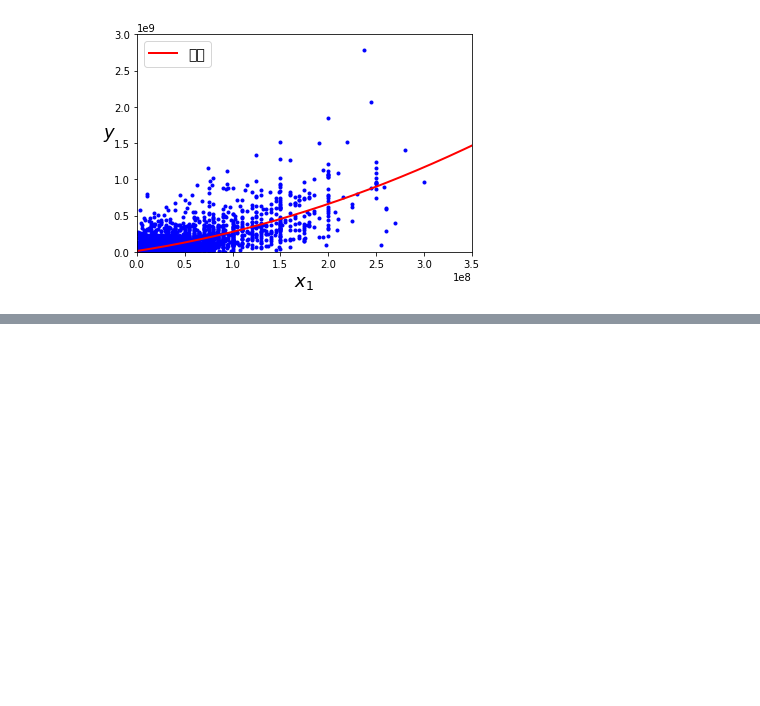
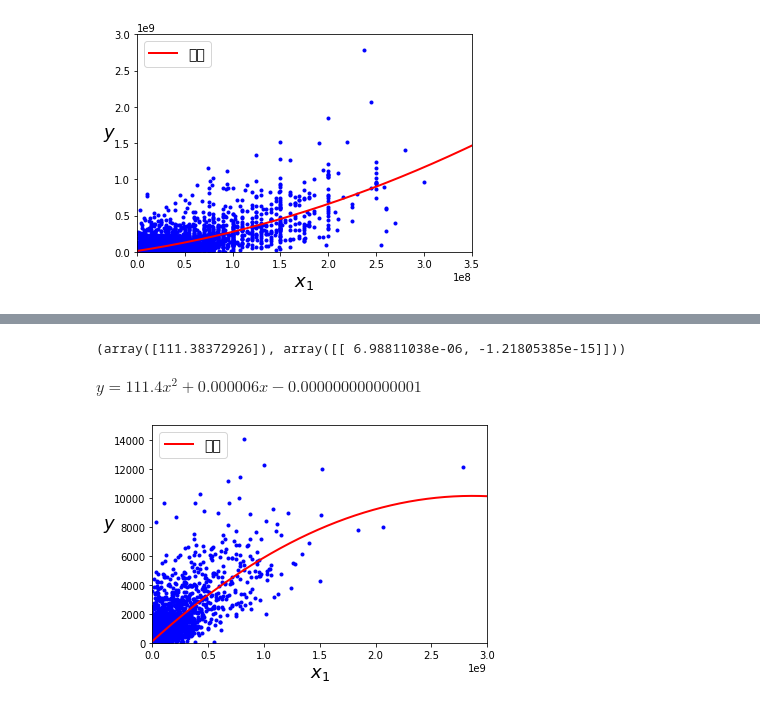
Before and after one commit to junghyungit/ESAA-homework-public-, a Jupyter notebook: YB2_project_junghyun.ipynb, the cells around one changed output, grey strips where cells are left out. Saved outputs shown, nothing was run; the diff lists cells and outputs as text; code cells hidden in the pictures; blank space fills up the shorter version.

```diff
--- a/YB2_project_junghyun.ipynb
+++ b/YB2_project_junghyun.ipynb
@@ -535,0 +598,4 @@ plt.show()
+# %%
+# revenue & vote_count
+X = pd.DataFrame(mydata['revenue'])
+y = pd.DataFrame(mydata['vote_count'])
@@ -535,0 +609,16 @@ plt.show()
+# %%
+from sklearn.preprocessing import PolynomialFeatures
+
+poly_features = PolynomialFeatures(degree=2, include_bias=False)
+X_poly = poly_features.fit_transform(X)
+
+
+from sklearn.linear_model import LinearRegression
+
+lin_reg = LinearRegression()
+lin_reg.fit(X_poly, y)
+
+
+lin_reg.intercept_, lin_reg.coef_
+# %% [output]
+(array([111.38372926]), array([[ 6.98811038e-06, -1.21805385e-15]]))
@@ -535,0 +627,15 @@ plt.show()
+# %% [markdown]
+$ y= 111.4x^2 + 0.000006x-0.000000000000001 $
+# %%
+X_new=np.linspace(0, 3000000000, 10000).reshape(10000, 1)
+X_new_poly = poly_features.transform(X_new)
+y_new = lin_reg.predict(X_new_poly)
+plt.plot(X, y, "b.")
+plt.plot(X_new, y_new, "r-", linewidth=2, label="예측")
+plt.xlabel("$x_1$", fontsize=18)
+plt.ylabel("$y$", rotation=0, fontsize=18)
+plt.legend(loc="upper left", fontsize=14)
+plt.axis([0, 3000000000, 0, 15000])
+plt.show()
+# %% [output]
+[figure, added]
```
Also changed, not shown: parts of 23 cells of this notebook.
